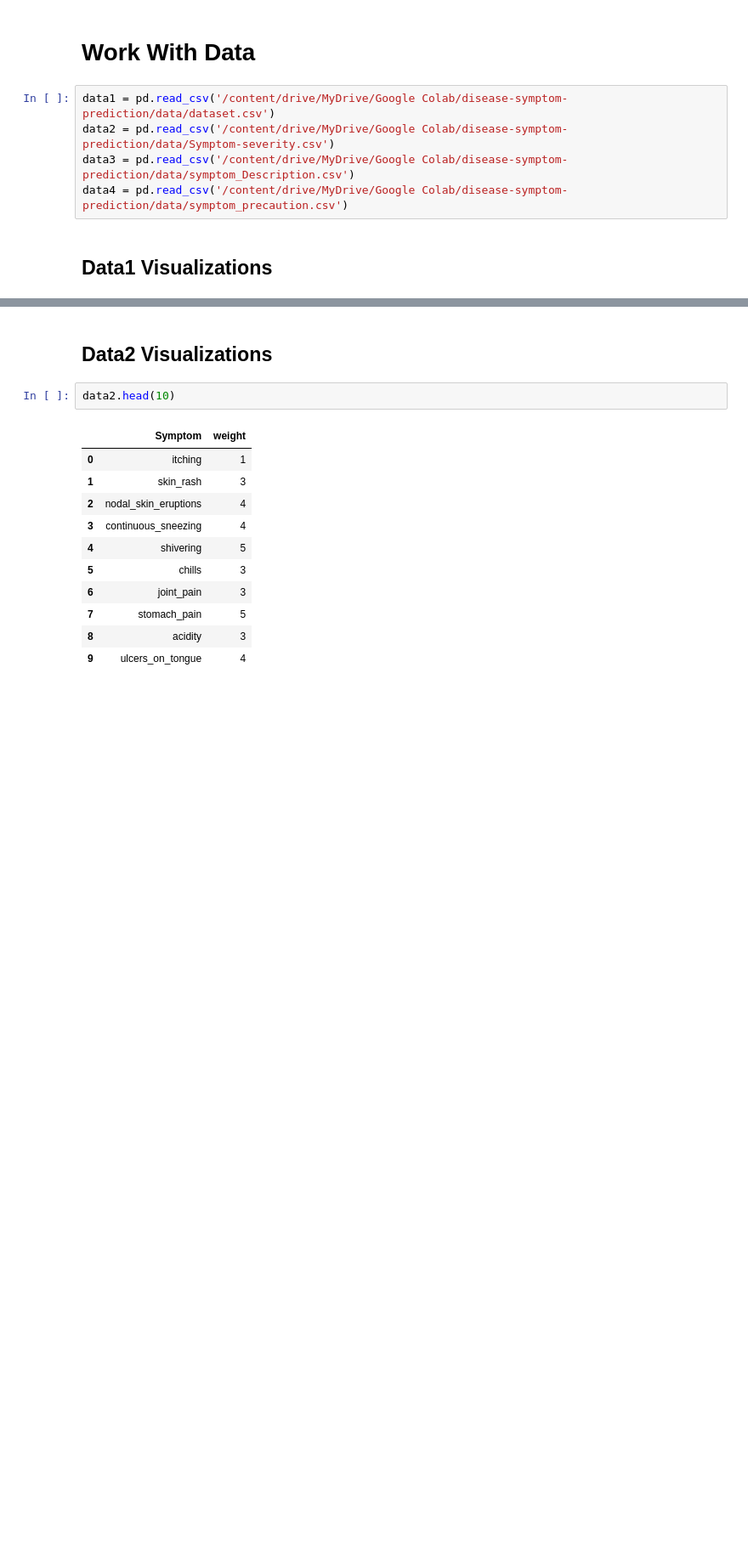
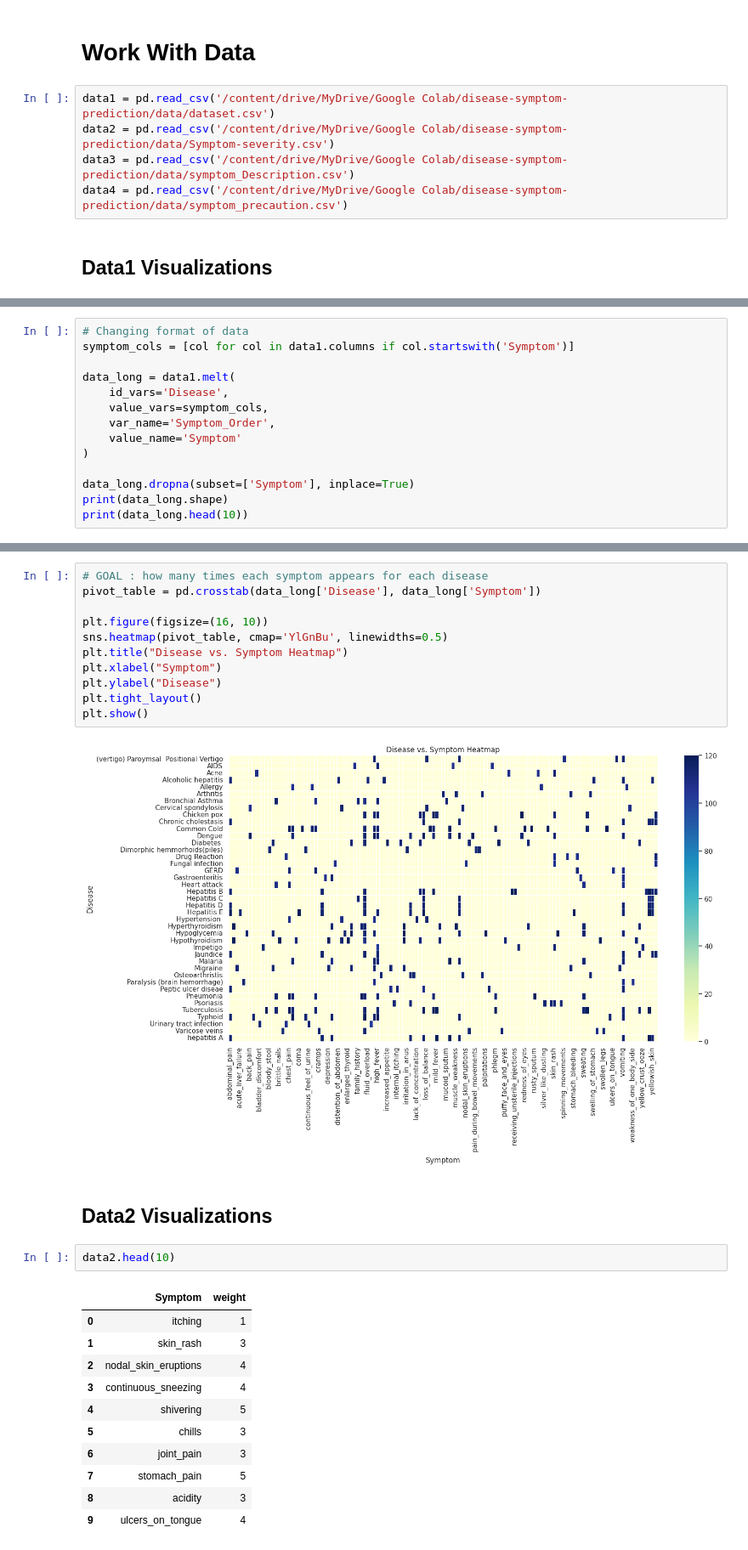
Before and after one commit to matesoft2033/disease-symptom-predictor-ai, a Jupyter notebook: notebooks/1_data_exploration.ipynb, the cells around one changed output, grey strips where cells are left out. Shown at 85% size. Drawn from its saved outputs; the diff is of its cells as text; blank space fills up the shorter version.

```diff
--- a/notebooks/1_data_exploration.ipynb
+++ b/notebooks/1_data_exploration.ipynb
@@ -31,3 +46,17 @@ data1.head(5)
 | 2 | Fungal infection | itching | nodal_skin_eruptions | dischromic _patches | NaN | NaN | NaN | NaN | NaN | ... |
 | 3 | Fungal infection | itching | skin_rash | dischromic _patches | NaN | NaN | NaN | NaN | NaN | ... |
 | 4 | Fungal infection | itching | skin_rash | nodal_skin_eruptions | NaN | NaN | NaN | NaN | NaN | ... |
+# %%
+# Changing format of data
+symptom_cols = [col for col in data1.columns if col.startswith('Symptom')]
+
+data_long = data1.melt(
+    id_vars='Disease',
+    value_vars=symptom_cols,
+    var_name='Symptom_Order',
+    value_name='Symptom'
+)
+
+data_long.dropna(subset=['Symptom'], inplace=True)
+print(data_long.shape)
+print(data_long.head(10))
@@ -65,6 +107,19 @@ Passing `palette` without assigning `hue` is deprecated and will be removed in v
 
   sns.barplot(x=symptom_counts.values, y=symptom_counts.index, palette="viridis")
 [figure]
+# %%
+# GOAL : how many times each symptom appears for each disease
+pivot_table = pd.crosstab(data_long['Disease'], data_long['Symptom'])
+
+plt.figure(figsize=(16, 10))
+sns.heatmap(pivot_table, cmap='YlGnBu', linewidths=0.5)
+plt.title("Disease vs. Symptom Heatmap")
+plt.xlabel("Symptom")
+plt.ylabel("Disease")
+plt.tight_layout()
+plt.show()
+# %% [output]
+[figure, added]
 # %% [markdown]
 ## **Data2 Visualizations**
 # %%
```
Also changed, not shown: parts of 7 cells of this notebook.
